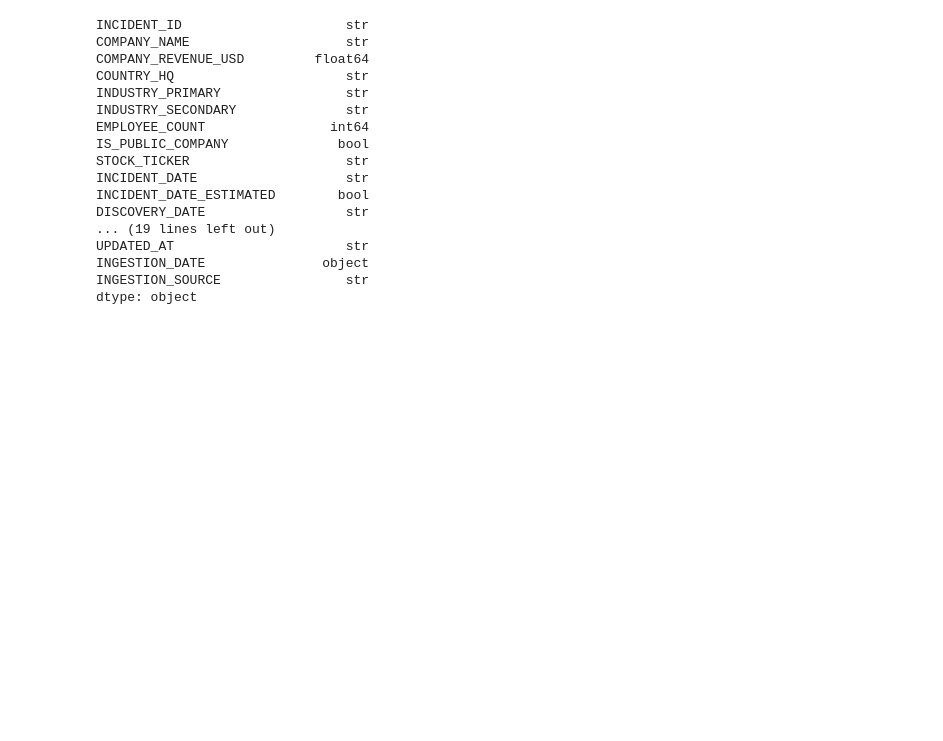
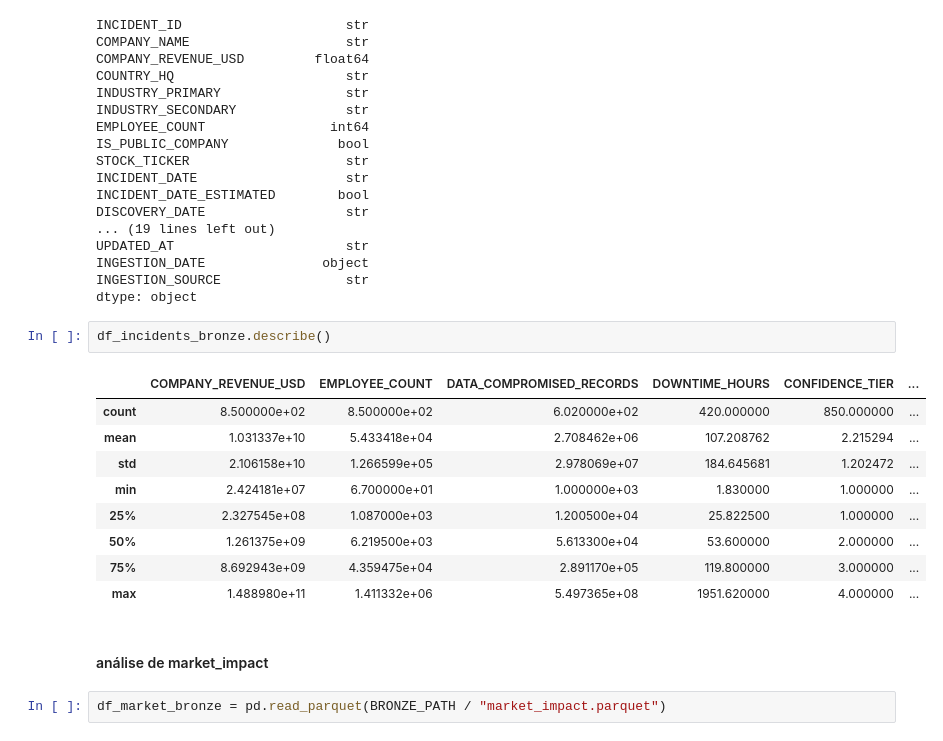
Before and after one commit to CoelhoGoes/pipeline-cybersecurity-breach-impact-dataset, a Jupyter notebook: src/main.ipynb, the cells around one changed output. Drawn from its saved outputs; the diff is of its cells as text; blank space fills up the shorter version.

Commit message:
tratamento da coluna de incidentes

```diff
--- a/src/main.ipynb
+++ b/src/main.ipynb
@@ -103,3 +103,19 @@ UPDATED_AT                      str
 INGESTION_DATE               object
 INGESTION_SOURCE                str
 dtype: object
+# %%
+df_incidents_bronze.describe()
+# %% [output]
+|  | COMPANY_REVENUE_USD | EMPLOYEE_COUNT | DATA_COMPROMISED_RECORDS | DOWNTIME_HOURS | CONFIDENCE_TIER | ... |
+| count | 8.500000e+02 | 8.500000e+02 | 6.020000e+02 | 420.000000 | 850.000000 | ... |
+| mean | 1.031337e+10 | 5.433418e+04 | 2.708462e+06 | 107.208762 | 2.215294 | ... |
+| std | 2.106158e+10 | 1.266599e+05 | 2.978069e+07 | 184.645681 | 1.202472 | ... |
+| min | 2.424181e+07 | 6.700000e+01 | 1.000000e+03 | 1.830000 | 1.000000 | ... |
+| 25% | 2.327545e+08 | 1.087000e+03 | 1.200500e+04 | 25.822500 | 1.000000 | ... |
+| 50% | 1.261375e+09 | 6.219500e+03 | 5.613300e+04 | 53.600000 | 2.000000 | ... |
+| 75% | 8.692943e+09 | 4.359475e+04 | 2.891170e+05 | 119.800000 | 3.000000 | ... |
+| max | 1.488980e+11 | 1.411332e+06 | 5.497365e+08 | 1951.620000 | 4.000000 | ... |
+# %% [markdown]
+#### análise de market_impact
+# %%
+df_market_bronze = pd.read_parquet(BRONZE_PATH / "market_impact.parquet")
```
Also changed, not shown: parts of 22 cells of this notebook.
